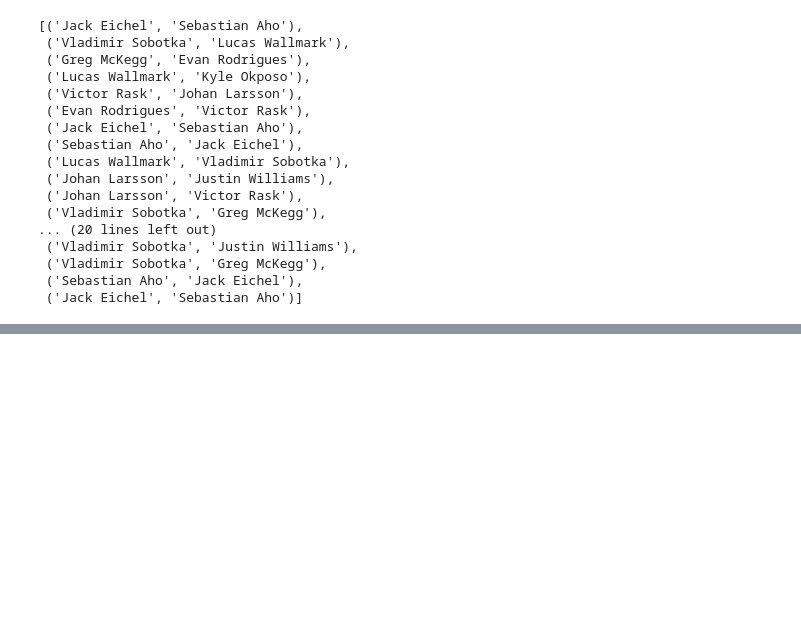
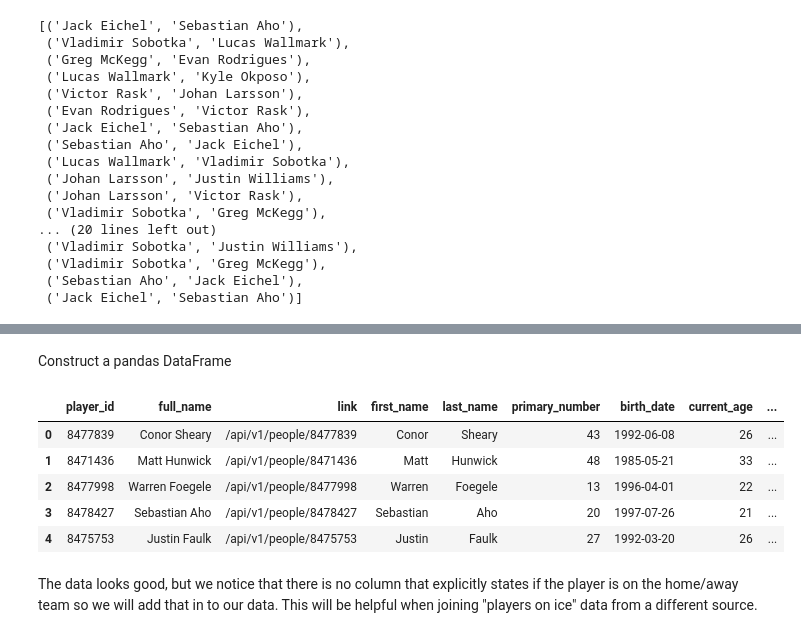
Before and after one commit to yanniskatsaros/hockey-analytics, a Jupyter notebook: nhl-api-data.ipynb, the cells around one changed output, grey strips where cells are left out. Cells and saved outputs as stored; diff of their text form; code cells hidden in the pictures; blank space fills up the shorter version.

```diff
--- a/nhl-api-data.ipynb
+++ b/nhl-api-data.ipynb
@@ -149,0 +159,2 @@ event_dict
+# %%
+players = json.get('gameData').get('players')
@@ -149,0 +193,4 @@ event_dict
+# %%
+current_team = [x.get('name') for x in player_data['currentTeam']]
+current_team_code = [x.get('triCode') for x in player_data['currentTeam']]
+primary_position = [x.get('abbreviation') for x in player_data['primaryPosition']]
@@ -149,0 +199,4 @@ event_dict
+# %%
+player_data['currentTeam'] = current_team
+player_data['currentTeamCode'] = current_team_code
+player_data['primaryPosition'] = primary_position
@@ -149,0 +228,41 @@ event_dict
+# %% [markdown]
+Construct a pandas DataFrame
+# %%
+columns = [
+    'player_id',
+    'full_name',
+    'link',
+    'first_name',
+    'last_name',
+    'primary_number',
+    'birth_date',
+    'current_age',
+    'birth_city',
+    'birth_country',
+    'nationality',
+    'height',
+    'weight',
+    'active',
+    'alternate_captain',
+    'captain',
+    'rookie',
+    'shoots_catches',
+    'roster_status',
+    'current_team',
+    'primary_position',
+    'current_team_code'
+]
+
+player_data = pd.DataFrame(player_data)
+player_data.columns = columns
+# %%
+player_data.head()
+# %% [output]
+|  | player_id | full_name | link | first_name | last_name | primary_number | birth_date | current_age | ... |
+| 0 | 8477839 | Conor Sheary | /api/v1/people/8477839 | Conor | Sheary | 43 | 1992-06-08 | 26 | ... |
+| 1 | 8471436 | Matt Hunwick | /api/v1/people/8471436 | Matt | Hunwick | 48 | 1985-05-21 | 33 | ... |
+| 2 | 8477998 | Warren Foegele | /api/v1/people/8477998 | Warren | Foegele | 13 | 1996-04-01 | 22 | ... |
+| 3 | 8478427 | Sebastian Aho | /api/v1/people/8478427 | Sebastian | Aho | 20 | 1997-07-26 | 21 | ... |
+| 4 | 8475753 | Justin Faulk | /api/v1/people/8475753 | Justin | Faulk | 27 | 1992-03-20 | 26 | ... |
+# %% [markdown]
+The data looks good, but we notice that there is no column that explicitly states if the player is on the home/away team so we will add that in to our data. This will be helpful when joining "players on ice" data from a different source.
```
Also changed, not shown: parts of 31 cells of this notebook, 1 other file.
